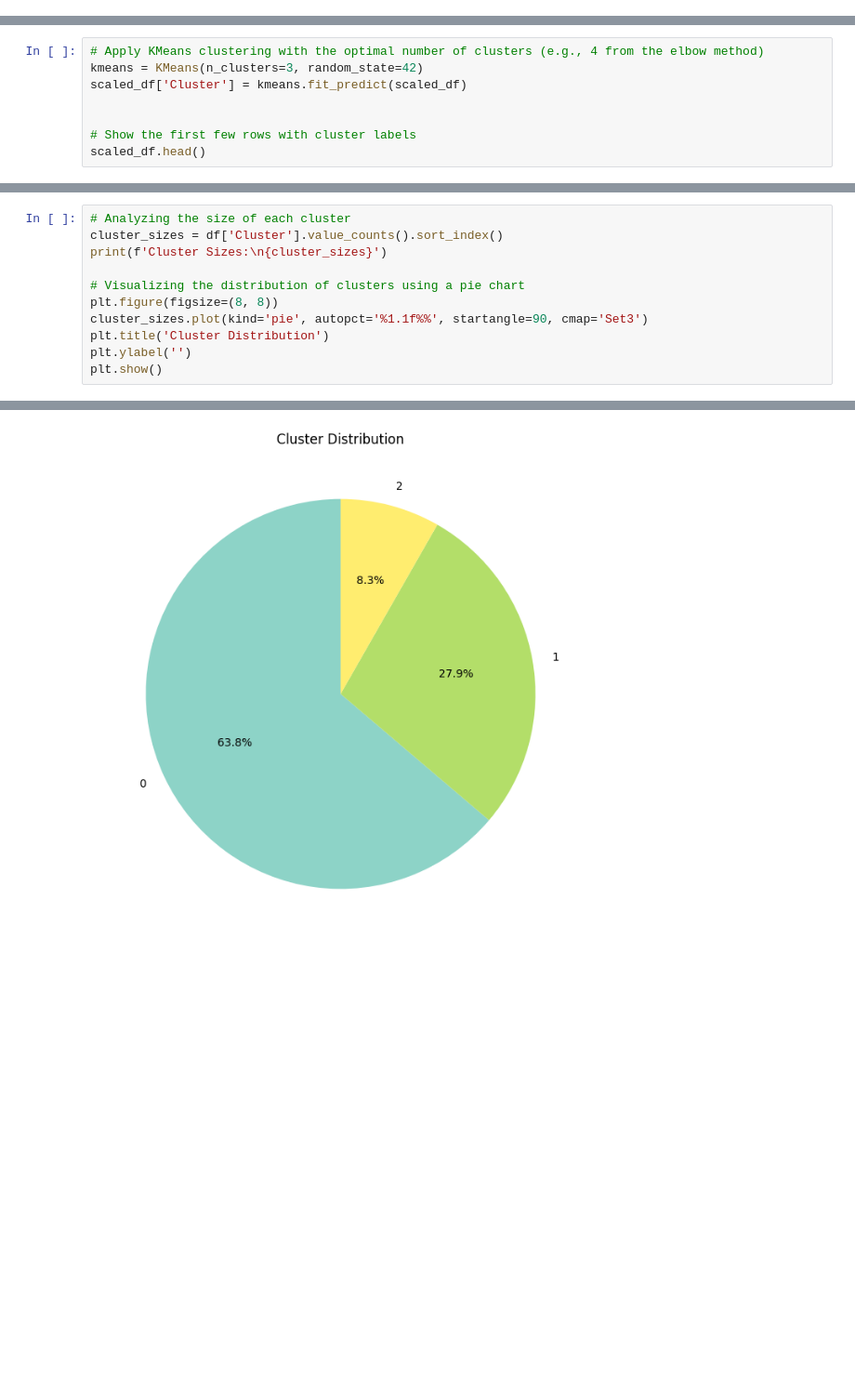
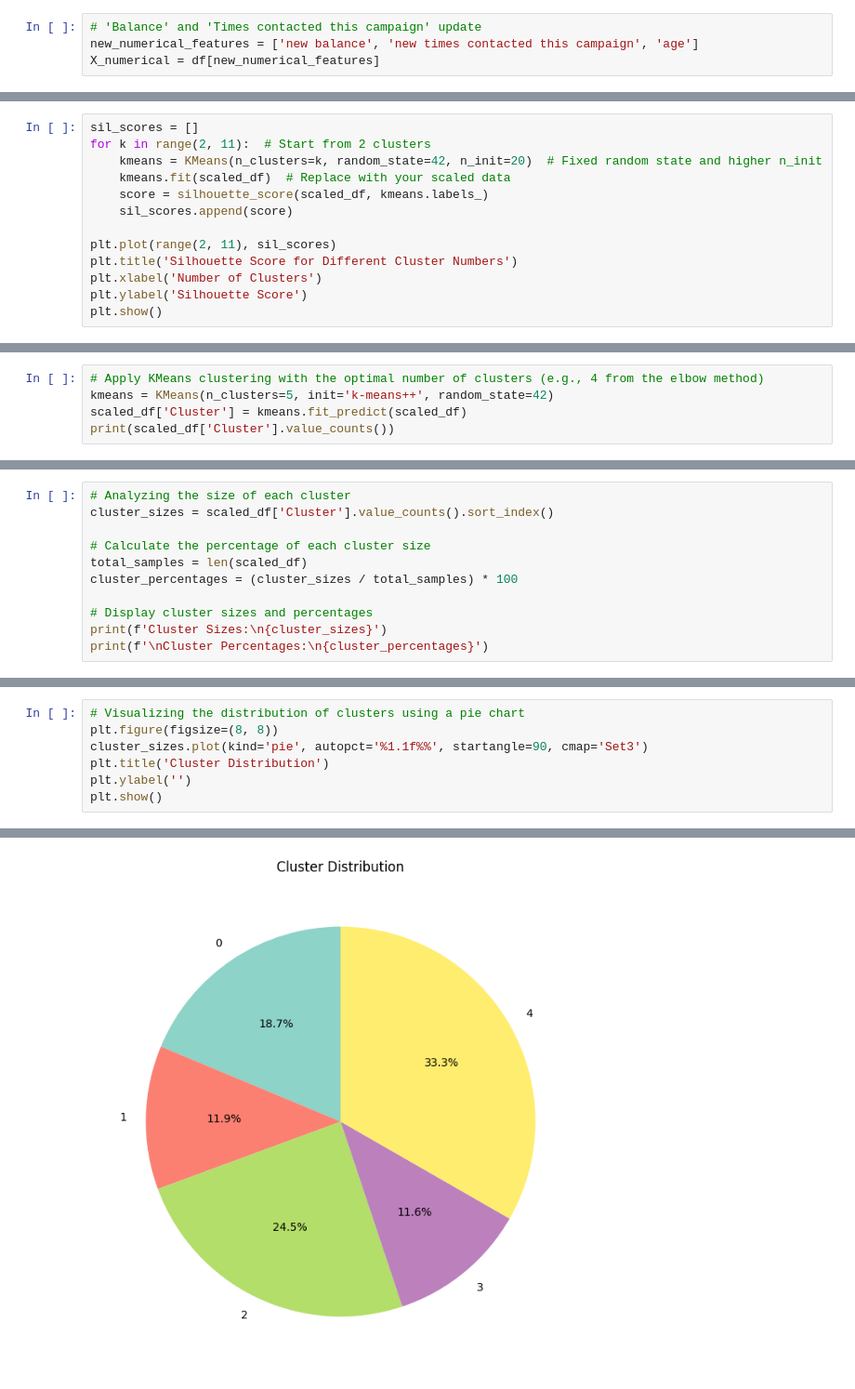
Before and after one commit to ManonoLinda/Customer-Segmentation-and-Marketing-Campaign-Optimisation, a Jupyter notebook: Project1.ipynb, the cells around one changed output, grey strips where cells are left out. Shown at 93% size. Cells and saved outputs as stored; diff of their text form; blank space fills up the shorter version.

```diff
--- a/Project1.ipynb
+++ b/Project1.ipynb
@@ -70,0 +233,4 @@ X = df[features]
+# %%
+# 'Balance' and 'Times contacted this campaign' update
+new_numerical_features = ['new balance', 'new times contacted this campaign', 'age']
+X_numerical = df[new_numerical_features]
@@ -143,0 +286,13 @@ scaled_df = pd.DataFrame(scaled_data, columns=X_final.columns)
+# %%
+sil_scores = []
+for k in range(2, 11):  # Start from 2 clusters
+    kmeans = KMeans(n_clusters=k, random_state=42, n_init=20)  # Fixed random state and higher n_init
+    kmeans.fit(scaled_df)  # Replace with your scaled data
+    score = silhouette_score(scaled_df, kmeans.labels_)
+    sil_scores.append(score)
+
+plt.plot(range(2, 11), sil_scores)
+plt.title('Silhouette Score for Different Cluster Numbers')
+plt.xlabel('Number of Clusters')
+plt.ylabel('Silhouette Score')
+plt.show()
@@ -161,9 +318,6 @@ plt.show()
 # %%
 # Apply KMeans clustering with the optimal number of clusters (e.g., 4 from the elbow method)
-kmeans = KMeans(n_clusters=3, random_state=42)
+kmeans = KMeans(n_clusters=5, init='k-means++', random_state=42)
 scaled_df['Cluster'] = kmeans.fit_predict(scaled_df)
-
-
-# Show the first few rows with cluster labels
-scaled_df.head()
+print(scaled_df['Cluster'].value_counts())
 # %% [output]
@@ -176,0 +346,11 @@ scaled_df.head()
+# %%
+# Analyzing the size of each cluster
+cluster_sizes = scaled_df['Cluster'].value_counts().sort_index()
+
+# Calculate the percentage of each cluster size
+total_samples = len(scaled_df)
+cluster_percentages = (cluster_sizes / total_samples) * 100
+
+# Display cluster sizes and percentages
+print(f'Cluster Sizes:\n{cluster_sizes}')
+print(f'\nCluster Percentages:\n{cluster_percentages}')
@@ -229,8 +521,4 @@ Cluster
 # %%
-# Analyzing the size of each cluster
-cluster_sizes = df['Cluster'].value_counts().sort_index()
-print(f'Cluster Sizes:\n{cluster_sizes}')
-
 # Visualizing the distribution of clusters using a pie chart
 plt.figure(figsize=(8, 8))
 cluster_sizes.plot(kind='pie', autopct='%1.1f%%', startangle=90, cmap='Set3')
@@ -247 +529 @@ Name: count, dtype: int64
-[figure, old version]
+[figure, new version]
```
Also changed, not shown: parts of 46 cells of this notebook, 2 other files.
